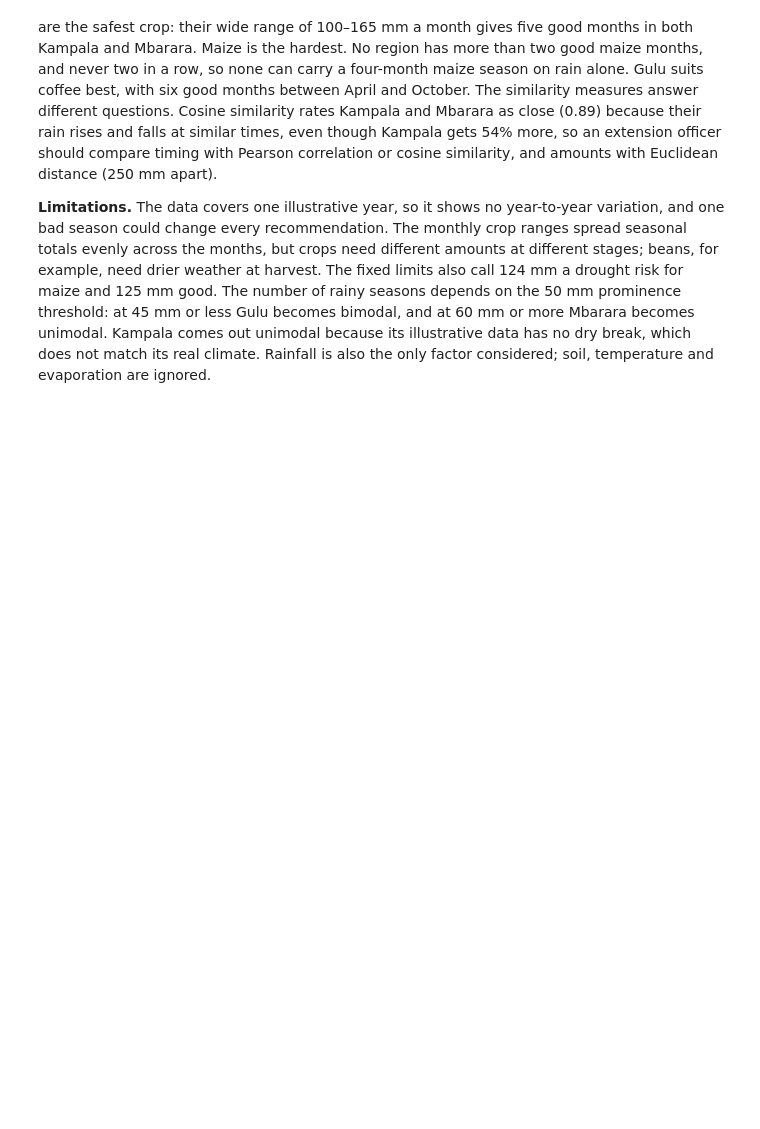
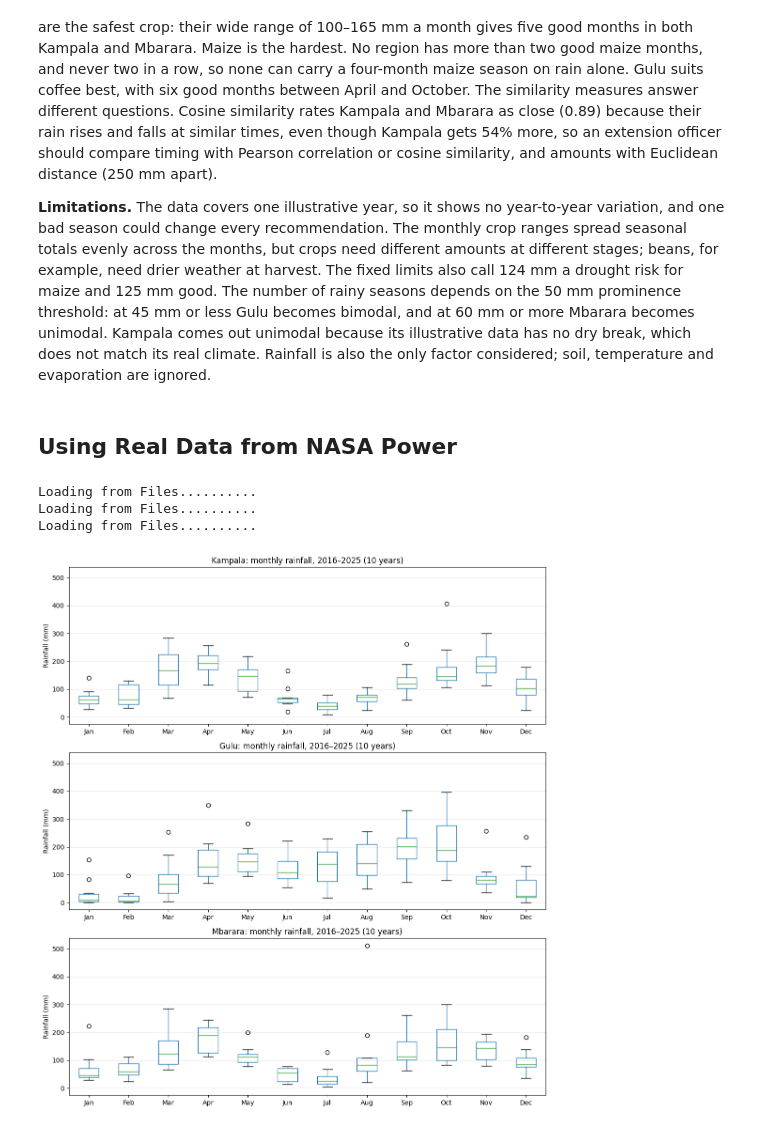
Before and after one commit to instantiate2roy/assignment-1, a Jupyter notebook: project4_rainfall_pattern.ipynb, the cells around one changed output. Saved outputs shown, nothing was run; the diff lists cells and outputs as text; code cells hidden in the pictures; blank space fills up the shorter version.

Commit message:
Added extension for rain pattern assignment

```diff
--- a/project4_rainfall_pattern.ipynb
+++ b/project4_rainfall_pattern.ipynb
@@ -309,3 +309,42 @@ Before you plant, listen for the weather forecast on the radio. Ask your local f
 **Findings.** The three regions differ more in when it rains than in how much. Kampala gets the most rain (1,600 mm), then Gulu (1,388 mm) and Mbarara (1,040 mm), but Gulu's rain is the most uneven (coefficient of variation 0.61) because December to February are almost dry. Beans are the safest crop: their wide range of 100–165 mm a month gives five good months in both Kampala and Mbarara. Maize is the hardest. No region has more than two good maize months, and never two in a row, so none can carry a four-month maize season on rain alone. Gulu suits coffee best, with six good months between April and October. The similarity measures answer different questions. Cosine similarity rates Kampala and Mbarara as close (0.89) because their rain rises and falls at similar times, even though Kampala gets 54% more, so an extension officer should compare timing with Pearson correlation or cosine similarity, and amounts with Euclidean distance (250 mm apart).
 
 **Limitations.** The data covers one illustrative year, so it shows no year-to-year variation, and one bad season could change every recommendation. The monthly crop ranges spread seasonal totals evenly across the months, but crops need different amounts at different stages; beans, for example, need drier weather at harvest. The fixed limits also call 124 mm a drought risk for maize and 125 mm good. The number of rainy seasons depends on the 50 mm prominence threshold: at 45 mm or less Gulu becomes bimodal, and at 60 mm or more Mbarara becomes unimodal. Kampala comes out unimodal because its illustrative data has no dry break, which does not match its real climate. Rainfall is also the only factor considered; soil, temperature and evaporation are ignored.
+# %% [markdown]
+## Using Real Data from NASA Power
+# %%
+from src.rain_data import RainData
+from src.region import Region
+import pandas
+import matplotlib.pyplot as plt
+
+locations = {
+    "Kampala": {"lat": 0.3476, "lon": 32.5825},
+    "Gulu":    {"lat": 2.7724, "lon": 32.2881},
+    "Mbarara": {"lat": -0.6072, "lon": 30.6545},
+}
+
+short_months = [m[:3] for m in Region.months]
+
+rain_tables = {}
+for location, cordinates in locations.items():
+    rain_data = RainData(location, cordinates)
+    df = pandas.DataFrame(rain_data.get()).T
+    df.columns = short_months
+    rain_tables[location] = df
+
+
+fig, axes = plt.subplots(len(rain_tables), 1, figsize=(11, 4 * len(rain_tables)), sharey=True)
+
+for ax, (location, df) in zip(axes, rain_tables.items()):
+    df.boxplot(ax=ax, grid=False)
+    ax.set_title(f"{location}: monthly rainfall, {df.index.min()}–{df.index.max()} ({len(df)} years)")
+    ax.set_ylabel("Rainfall (mm)")
+    ax.grid(axis="y", alpha=0.3)
+
+fig.tight_layout()
+plt.show()
+# %% [output]
+Loading from Files..........
+Loading from Files..........
+Loading from Files..........
+[figure, added]
```
Also changed, not shown: 5 other files.
